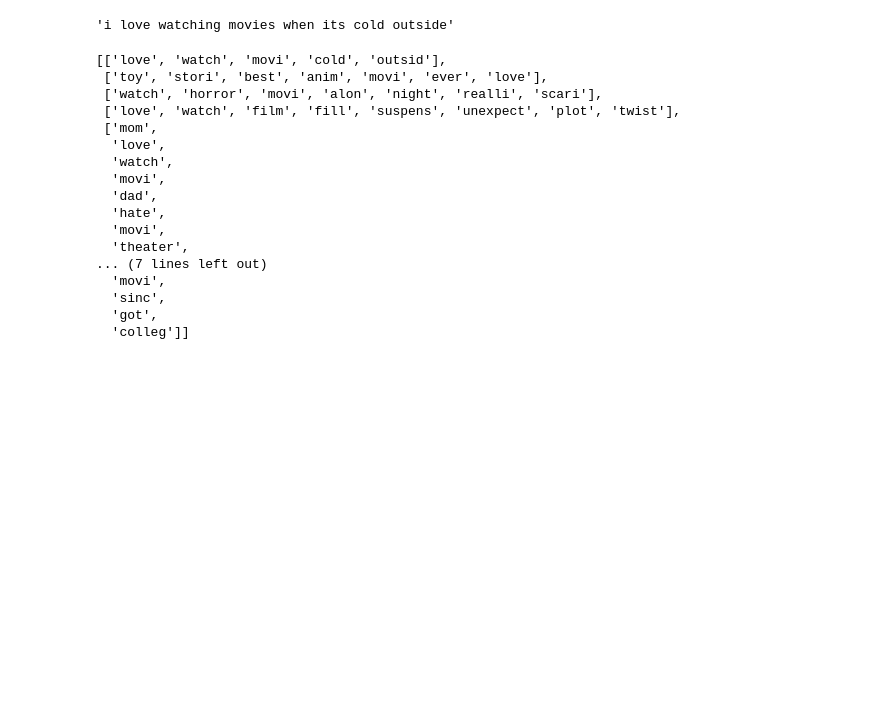
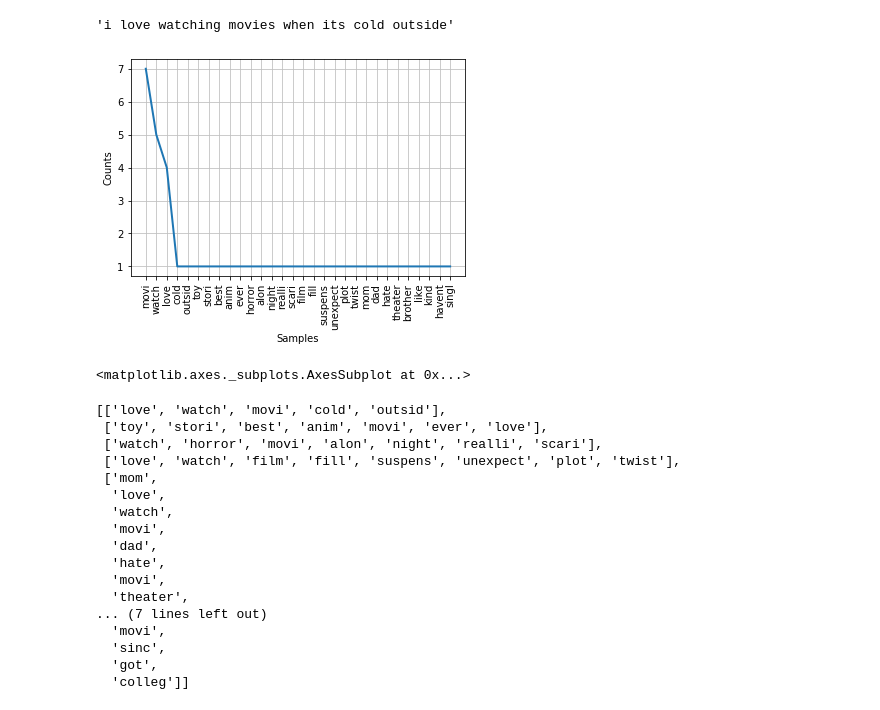
Before and after one commit to sielerod/search_stackoverflow, a Jupyter notebook: index_vector.ipynb, the cells around one changed output. Cells and saved outputs as stored; diff of their text form; code cells hidden in the pictures; blank space fills up the shorter version.

```diff
--- a/index_vector.ipynb
+++ b/index_vector.ipynb
@@ -59,17 +61,30 @@ def vocabulary_stemming(documents):
     return vocabulary, docs_stem_words
 
 vocabulary, docs_stem_words = vocabulary_stemming(documents)
+# %%
+def stemming_docs(documents):
+    snowball_stemmer = SnowballStemmer("english")
+    stop_words = stopwords.words('english')
+
+    tokens = sum([word_tokenize(clean_text(document)) for document in documents], [])
+    stem_words  = [snowball_stemmer.stem(word) for word in tokens if not word in stop_words and len(word) > 2 and word not in string.punctuation]
+
+    return stem_words
 # %%
 #Outra opção de tratamento na construção do vocabulário e frequencias
-snowball_stemmer = SnowballStemmer("english")
-stop_words = stopwords.words('english')
+#snowball_stemmer = SnowballStemmer("english")
+#stop_words = stopwords.words('english')
 
-tokens = sum([word_tokenize(clean_text(document)) for document in documents], [])
-stem_words  = [snowball_stemmer.stem(word) for word in tokens if not word in stop_words and len(word) > 2 and word not in string.punctuation]
+#tokens = sum([word_tokenize(clean_text(document)) for document in documents], [])
+#stem_words  = [snowball_stemmer.stem(word) for word in tokens if not word in stop_words and len(word) > 2 and word not in string.punctuation]
+stem_words = stemming_docs(documents)
 words_frequency2 = FreqDist(stem_words)
 words_frequency2.plot(30, cumulative = False)
-words_frequency1 = FreqDist(tokens)
-words_frequency1.plot(30, cumulative = False)
+#words_frequency1 = FreqDist(tokens)
+#words_frequency1.plot(30, cumulative = False)
+# %% [output]
+[figure, added]
+<matplotlib.axes._subplots.AxesSubplot at 0x...>
 # %%
 docs_stem_words
 # %% [output]
```
Also changed, not shown: parts of 14 cells of this notebook, 3 other files.
